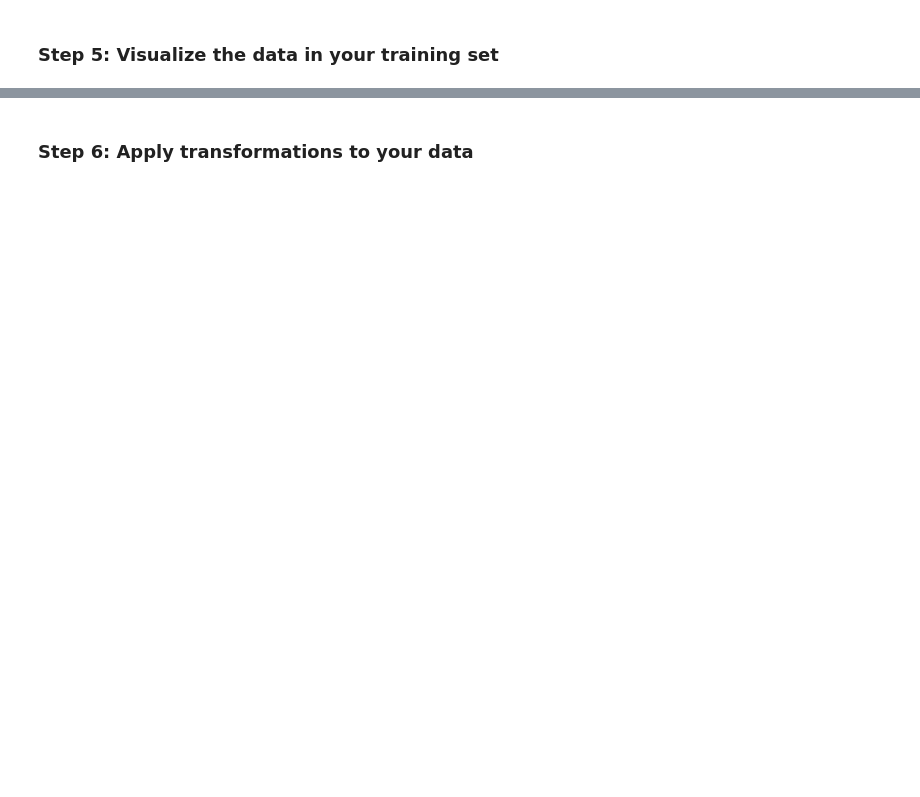
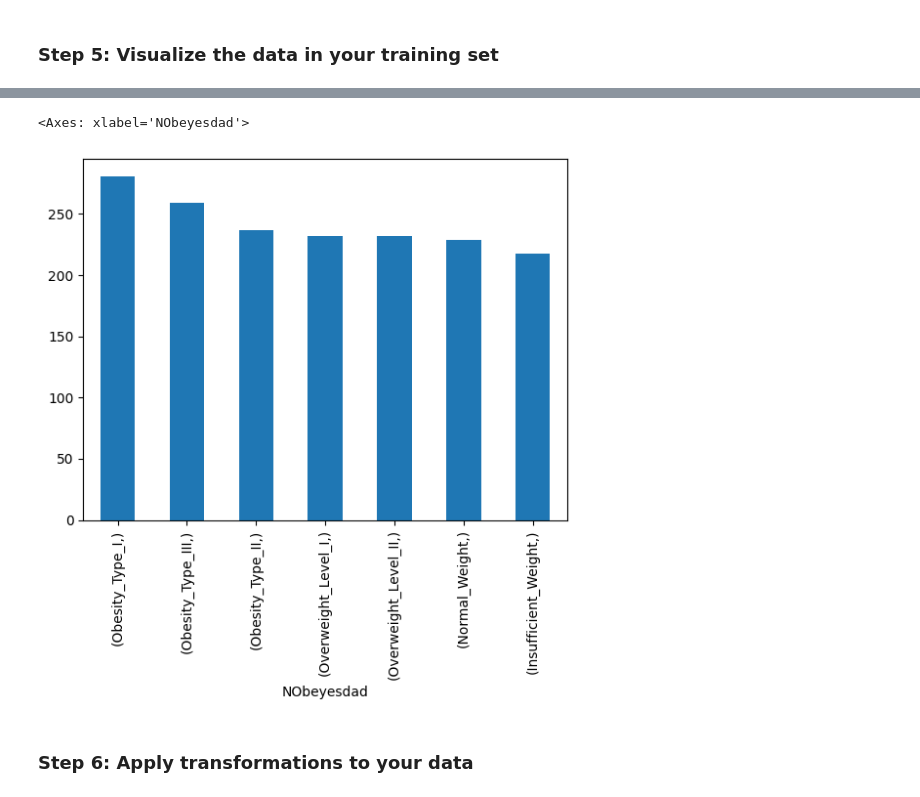
Before and after one commit to naterattner/data71200, a Jupyter notebook: project_1/data71200_summer24_project1.ipynb, the cells around one changed output, grey strips where cells are left out. Drawn from its saved outputs; the diff is of its cells as text; code cells hidden in the pictures; blank space fills up the shorter version.

```diff
--- a/project_1/data71200_summer24_project1.ipynb
+++ b/project_1/data71200_summer24_project1.ipynb
@@ -17,2 +278,8 @@ The goal for this assignment is to create a usable dataset from an open-source d
+# %%
+# Bar chart of counts of our target data
+y_train.value_counts().plot(kind='bar')
+# %% [output]
+<Axes: xlabel='NObeyesdad'>
+[figure, added]
 # %% [markdown]
 ### Step 6: Apply transformations to your data
```
Also changed, not shown: parts of 17 cells of this notebook.
